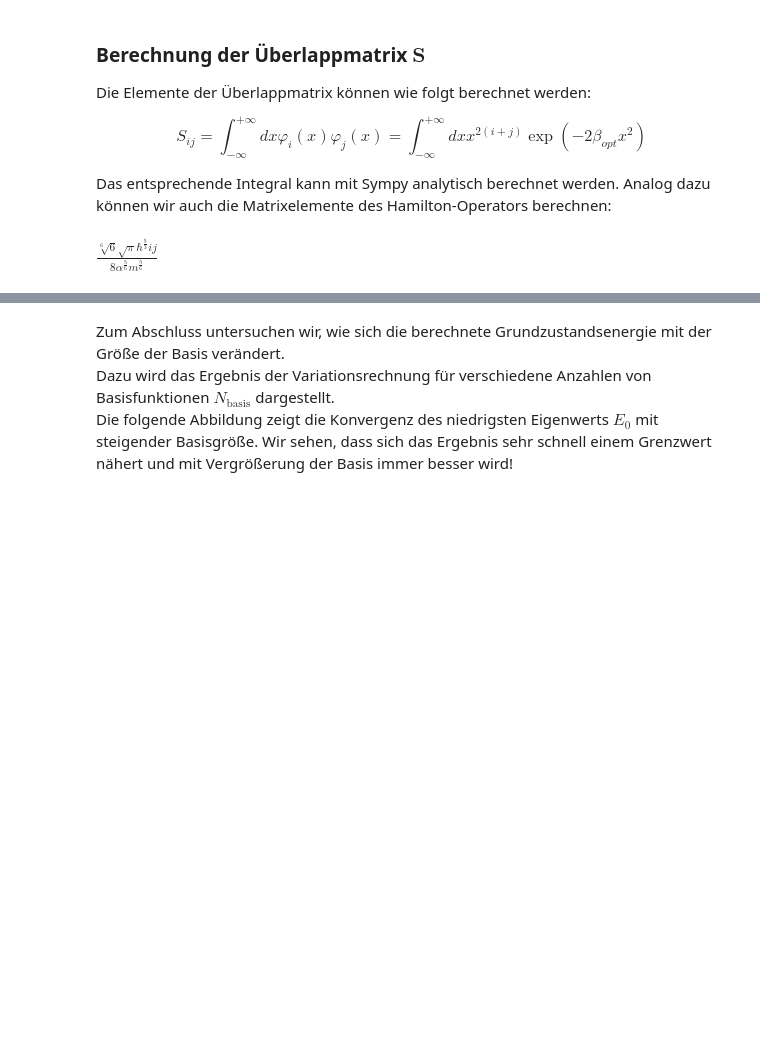
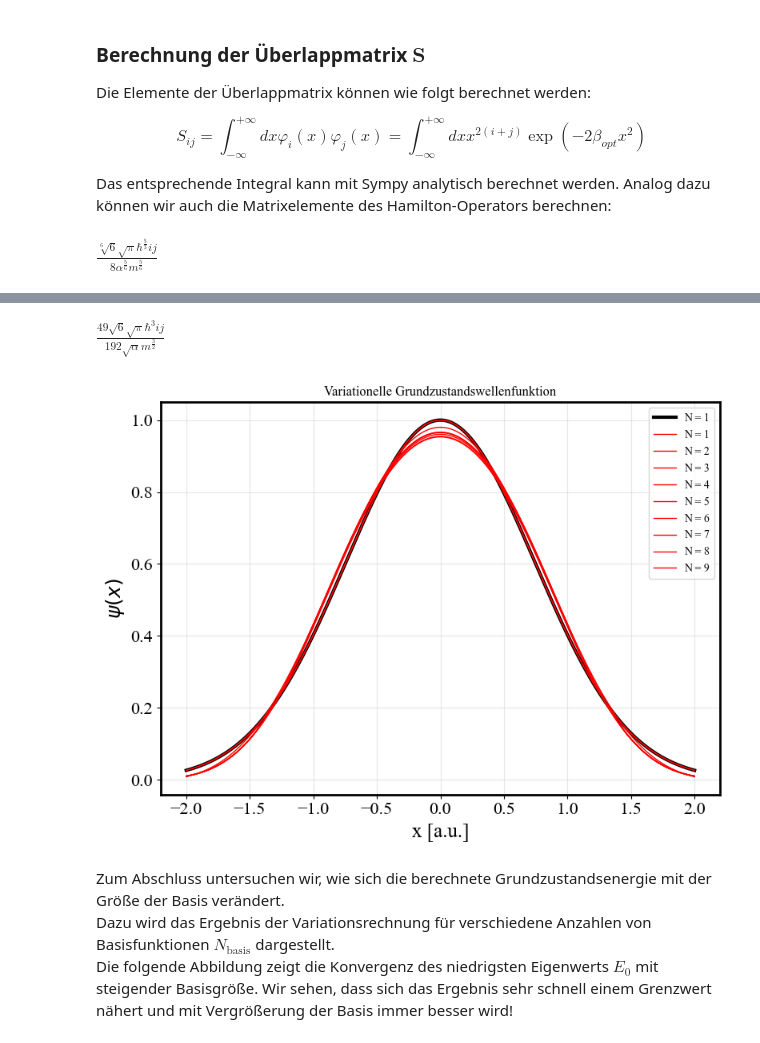
Before and after one commit to rolandmitric/quantum_chemistry_2025, a Jupyter notebook: variational_principle.ipynb, the cells around one changed output, grey strips where cells are left out. Cells and saved outputs as stored; diff of their text form; code cells hidden in the pictures; blank space fills up the shorter version.

```diff
--- a/variational_principle.ipynb
+++ b/variational_principle.ipynb
@@ -709,3 +732,10 @@ $\displaystyle \frac{\sqrt[6]{6} \sqrt{\pi} \hbar^{\frac{5}{3}} i j}{8 \alpha^{\
+# %%
+i,j = symbols('i j', integer = True)
+psi1 = (x**2*i)*psi_opt
+psi2 = (x**2*j)*psi_opt
+Hij(psi1,psi2,V)
+# %% [output]
+$\displaystyle \frac{49 \sqrt{6} \sqrt{\pi} \hbar^{3} i j}{192 \sqrt{\alpha} m^{\frac{3}{2}}}$
 # %%
 from scipy.linalg import eig
 from sympy import zeros
@@ -722,12 +752,49 @@ def getEnergy(N):
     HH = H_lam(1.0,1.0,1.0)
     SS = S_lam(1.0,1.0,1.0)
     u,v = eig(HH,SS)
-    return min(u.real)
+    index_min = np.argmin(u.real)
+    return min(u.real),v[:,index_min]
 
 energies = []
+wfs = []
 for i in range(1,10,1):
-    energies.append(getEnergy(i))
+    e,wf = getEnergy(i)
+    energies.append(e)
+    wfs.append(wf)
 energies = np.array(energies)
+# %%
+from sympy import symbols, lambdify
+
+alpha, m, hbar, x_sym = symbols('alpha m hbar x', real=True)
+
+def get_psi_gs(N):
+    basis_syms = [x_sym**(2*i) * psi_opt for i in range(N)]
+    basis_funcs = [lambdify((alpha, m, hbar, x_sym), expr, modules='numpy')
+               for expr in basis_syms]
+    coeffs = wfs[N-1]
+    x_grid = np.linspace(-2, 2, 1000)
+    y = np.zeros_like(x_grid, dtype=float)
+    for c, f in zip(coeffs, basis_funcs):
+        y += c * f(1.0, 1.0, 1.0, x_grid)
+    return x_grid,y
+# %%
+%matplotlib inline
+N = 10
+for n in range(1,N):
+    x,y = get_psi_gs(n)
+    if n == 1:
+        plt.plot(x,np.abs(y), label= f"N = {n}", color = "black", lw = 3.0)
+    plt.plot(x,np.abs(y), label= f"N = {n}", color = "red", lw = 1.0)
+
+plt.title("Variationelle Grundzustandswellenfunktion")
+plt.xlabel("x [a.u.]")
+plt.ylabel(r"$\psi(x)$")
+plt.legend()
+plt.grid(True, alpha=0.3)
+plt.tight_layout()
+plt.show()
+# %% [output]
+[figure, added]
 # %% [markdown]
 Zum Abschluss untersuchen wir, wie sich die berechnete Grundzustandsenergie mit der Größe der Basis verändert.
 Dazu wird das Ergebnis der Variationsrechnung für verschiedene Anzahlen von Basisfunktionen $N_{\text{basis}}$ dargestellt.
```
Also changed, not shown: parts of 4 cells of this notebook, 2 other files.
